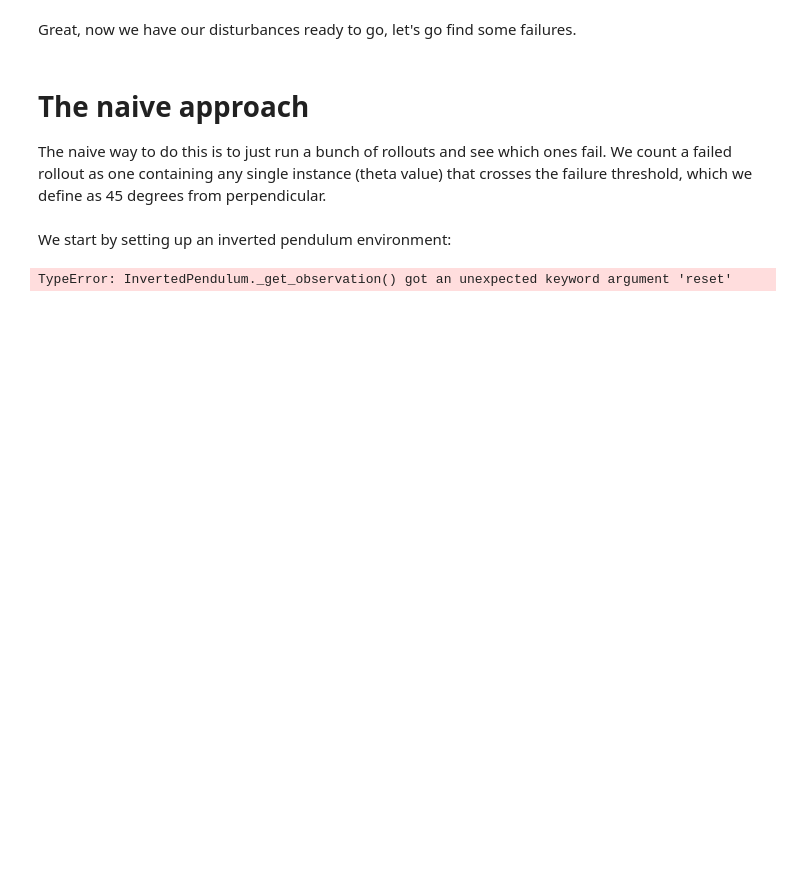
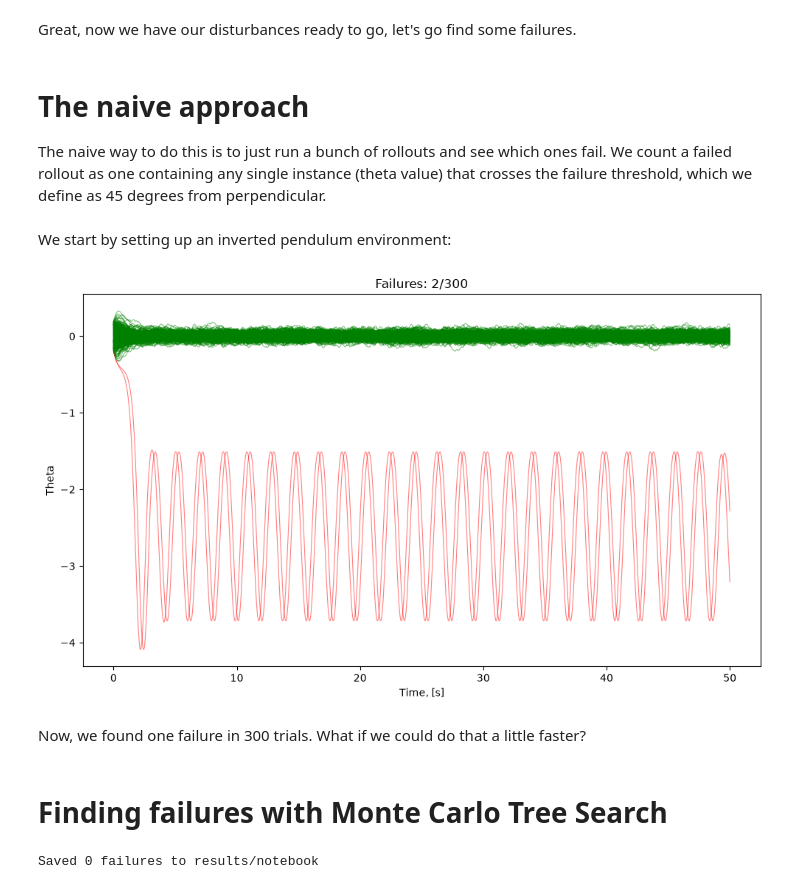
Before and after one commit to npanczyk/2026-panczyk-rlval, a Jupyter notebook: experiments/inverted_pendulum/pendulum_tutorial.ipynb, the cells around one changed output. Drawn from its saved outputs; the diff is of its cells as text; code cells hidden in the pictures; blank space fills up the shorter version.

```diff
--- a/experiments/inverted_pendulum/pendulum_tutorial.ipynb
+++ b/experiments/inverted_pendulum/pendulum_tutorial.ipynb
@@ -42,14 +44,35 @@ pendulum = InvertedPendulum(
     m = 1,
     l = 1,
     dt = 0.05,
-    episode_length = 10,
+    episode_length = 1000,
     save_dir = "results/demo"
 )
 # %%
-pendulum.run_rollouts(
-    disturbance_distribution=D,
-    m = 300,
-    psi = partial(check_spec, percent=False)
-)
+histories, results = pendulum.run_rollouts(
+                model = PendulumController(),
+                disturbance_distribution=D,
+                m = 300,
+                psi = partial(check_spec, percent=False)
+            )
-# %% [output]
-TypeError: InvertedPendulum._get_observation() got an unexpected keyword argument 'reset'
+# %%
+plot_rollouts(histories, results, save_dir="results/figs", ylabel="Theta");
+# %% [output]
+[figure, added]
+# %% [markdown]
+Now, we found one failure in 300 trials. What if we could do that a little faster?
+# %% [markdown]
+# Finding failures with Monte Carlo Tree Search
+# %%
+thresh = np.pi/4
+tree = run_MCTS(
+        environment=pendulum,
+        model=PendulumController(),
+        disturbance_dist=D,
+        results_path="results/notebook",
+        threshold=thresh,
+        iterations=100,
+        hyperparams=None,
+        percent=False
+        )
+# %% [output]
+Saved 0 failures to results/notebook
```
Also changed, not shown: parts of 5 cells of this notebook, 15 other files.
